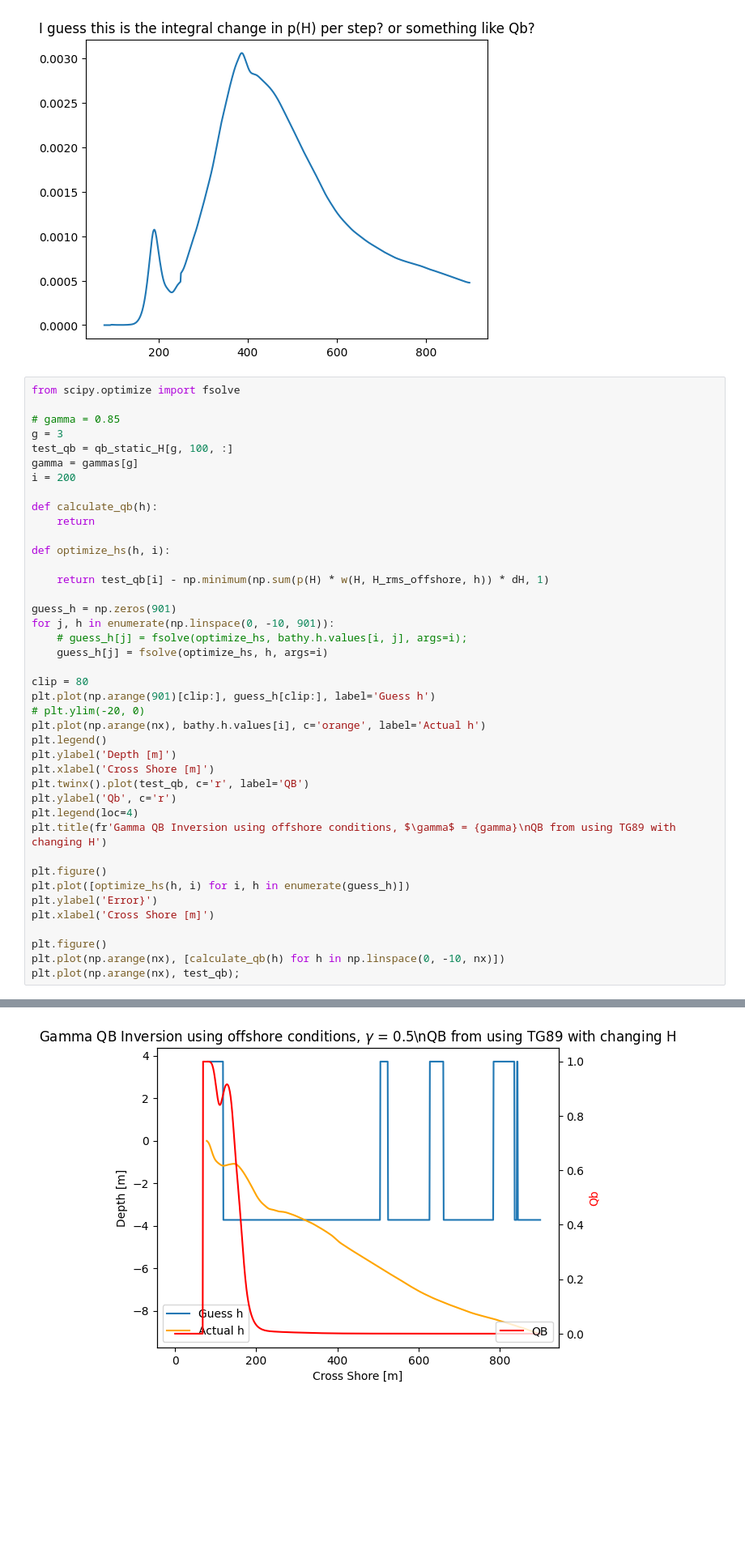
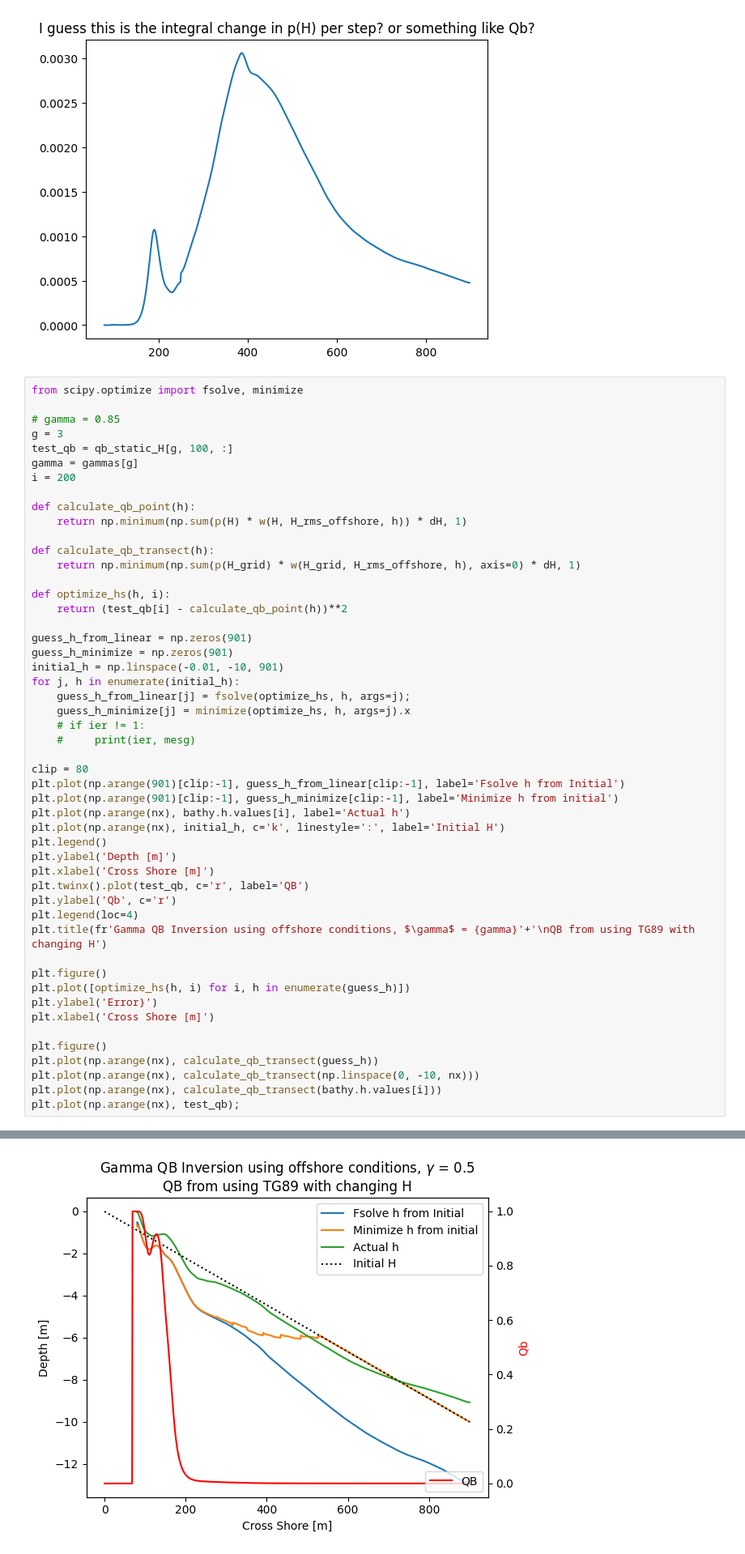
Before and after one commit to mleclair73/dunex, a Jupyter notebook: analytical_qb.ipynb, the cells around one changed output, grey strips where cells are left out. Shown at 81% size. Saved outputs shown, nothing was run; the diff lists cells and outputs as text; blank space fills up the shorter version.

Commit message:
WIP QB inversion

```diff
--- a/analytical_qb.ipynb
+++ b/analytical_qb.ipynb
@@ -603,7 +603,7 @@ Text(0.5, 1.0, 'I guess this is the integral change in p(H) per step? or somethi
 [figure]
 [figure]
 # %%
-from scipy.optimize import fsolve
+from scipy.optimize import fsolve, minimize
 
 # gamma = 0.85
 g = 3
@@ -611,29 +611,36 @@ test_qb = qb_static_H[g, 100, :]
 gamma = gammas[g]
 i = 200
 
-def calculate_qb(h):
-    return
+def calculate_qb_point(h):
+    return np.minimum(np.sum(p(H) * w(H, H_rms_offshore, h)) * dH, 1)
+
+def calculate_qb_transect(h):
+    return np.minimum(np.sum(p(H_grid) * w(H_grid, H_rms_offshore, h), axis=0) * dH, 1)
 
 def optimize_hs(h, i):
+    return (test_qb[i] - calculate_qb_point(h))**2
 
-    return test_qb[i] - np.minimum(np.sum(p(H) * w(H, H_rms_offshore, h)) * dH, 1)
-
-guess_h = np.zeros(901)
-for j, h in enumerate(np.linspace(0, -10, 901)):
-    # guess_h[j] = fsolve(optimize_hs, bathy.h.values[i, j], args=i);
-    guess_h[j] = fsolve(optimize_hs, h, args=i)
+guess_h_from_linear = np.zeros(901)
+guess_h_minimize = np.zeros(901)
+initial_h = np.linspace(-0.01, -10, 901)
+for j, h in enumerate(initial_h):
+    guess_h_from_linear[j] = fsolve(optimize_hs, h, args=j);
+    guess_h_minimize[j] = minimize(optimize_hs, h, args=j).x
+    # if ier != 1:
+    #     print(ier, mesg)
 
 clip = 80
-plt.plot(np.arange(901)[clip:], guess_h[clip:], label='Guess h')
-# plt.ylim(-20, 0)
-plt.plot(np.arange(nx), bathy.h.values[i], c='orange', label='Actual h')
+plt.plot(np.arange(901)[clip:-1], guess_h_from_linear[clip:-1], label='Fsolve h from Initial')
+plt.plot(np.arange(901)[clip:-1], guess_h_minimize[clip:-1], label='Minimize h from initial')
+plt.plot(np.arange(nx), bathy.h.values[i], label='Actual h')
+plt.plot(np.arange(nx), initial_h, c='k', linestyle=':', label='Initial H')
 plt.legend()
 plt.ylabel('Depth [m]')
 plt.xlabel('Cross Shore [m]')
 plt.twinx().plot(test_qb, c='r', label='QB')
 plt.ylabel('Qb', c='r')
 plt.legend(loc=4)
-plt.title(fr'Gamma QB Inversion using offshore conditions, $\gamma$ = {gamma}\nQB from using TG89 with changing H')
+plt.title(fr'Gamma QB Inversion using offshore conditions, $\gamma$ = {gamma}'+'\nQB from using TG89 with changing H')
 
 plt.figure()
 plt.plot([optimize_hs(h, i) for i, h in enumerate(guess_h)])
@@ -641,6 +648,8 @@ plt.ylabel('Error}')
 plt.xlabel('Cross Shore [m]')
 
 plt.figure()
-plt.plot(np.arange(nx), [calculate_qb(h) for h in np.linspace(0, -10, nx)])
+plt.plot(np.arange(nx), calculate_qb_transect(guess_h))
+plt.plot(np.arange(nx), calculate_qb_transect(np.linspace(0, -10, nx)))
+plt.plot(np.arange(nx), calculate_qb_transect(bathy.h.values[i]))
 plt.plot(np.arange(nx), test_qb);
 # %% [output]
@@ -648 +657 @@ plt.plot(np.arange(nx), test_qb);
-[figure, old version]
+[figure, new version]
```
Also changed, not shown: parts of 2 cells of this notebook.
